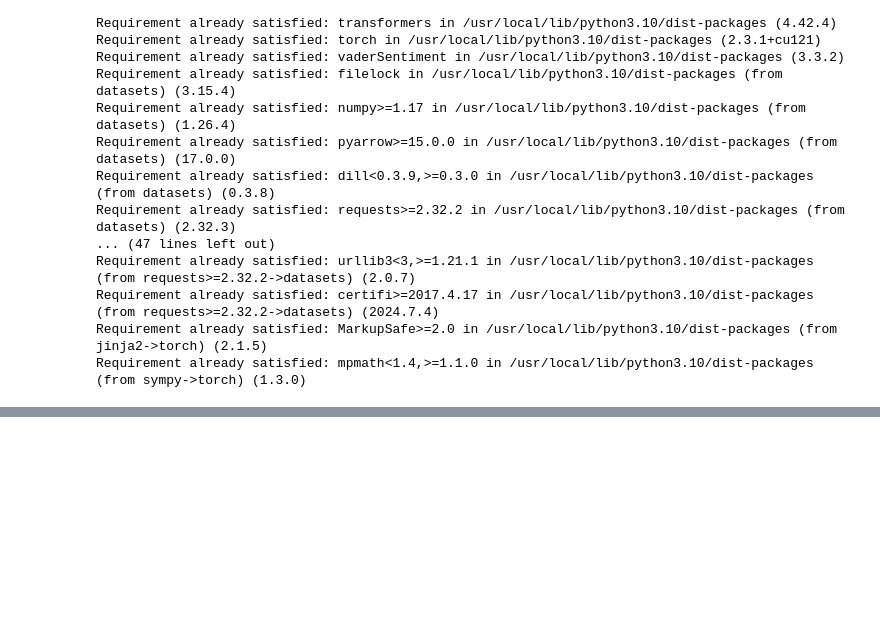
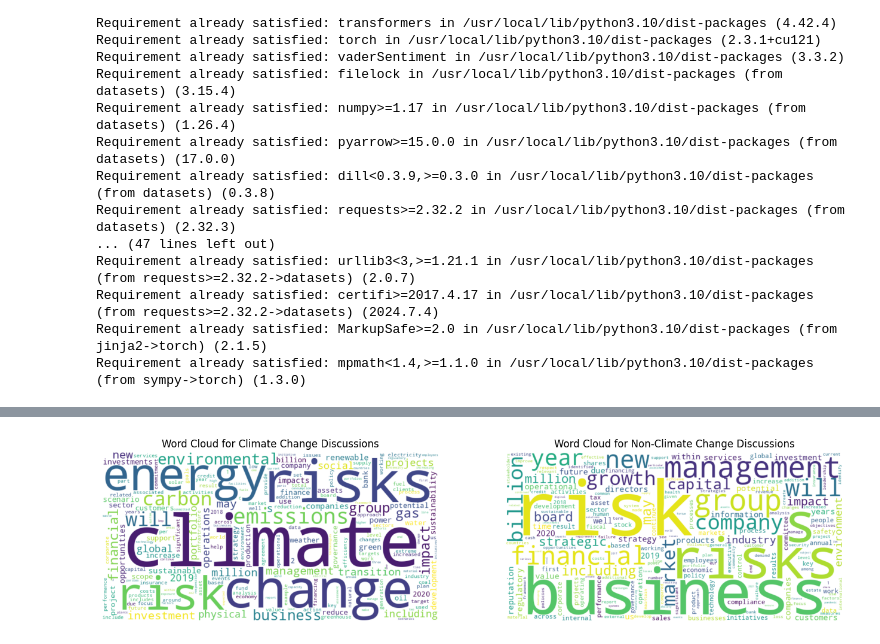
Before and after one commit to harsha5428/LLM, a Jupyter notebook: Assign3_final.ipynb, the cells around one changed output, grey strips where cells are left out. Saved outputs shown, nothing was run; the diff lists cells and outputs as text; code cells hidden in the pictures; blank space fills up the shorter version.

```diff
--- a/Assign3_final.ipynb
+++ b/Assign3_final.ipynb
@@ -219,0 +381,4 @@ analysis.sentiment_analysis()
+# %%
+climate_analysis.generate_label_word_clouds()
+# %% [output]
+[figure, added]
```
Also changed, not shown: parts of 21 cells of this notebook.
